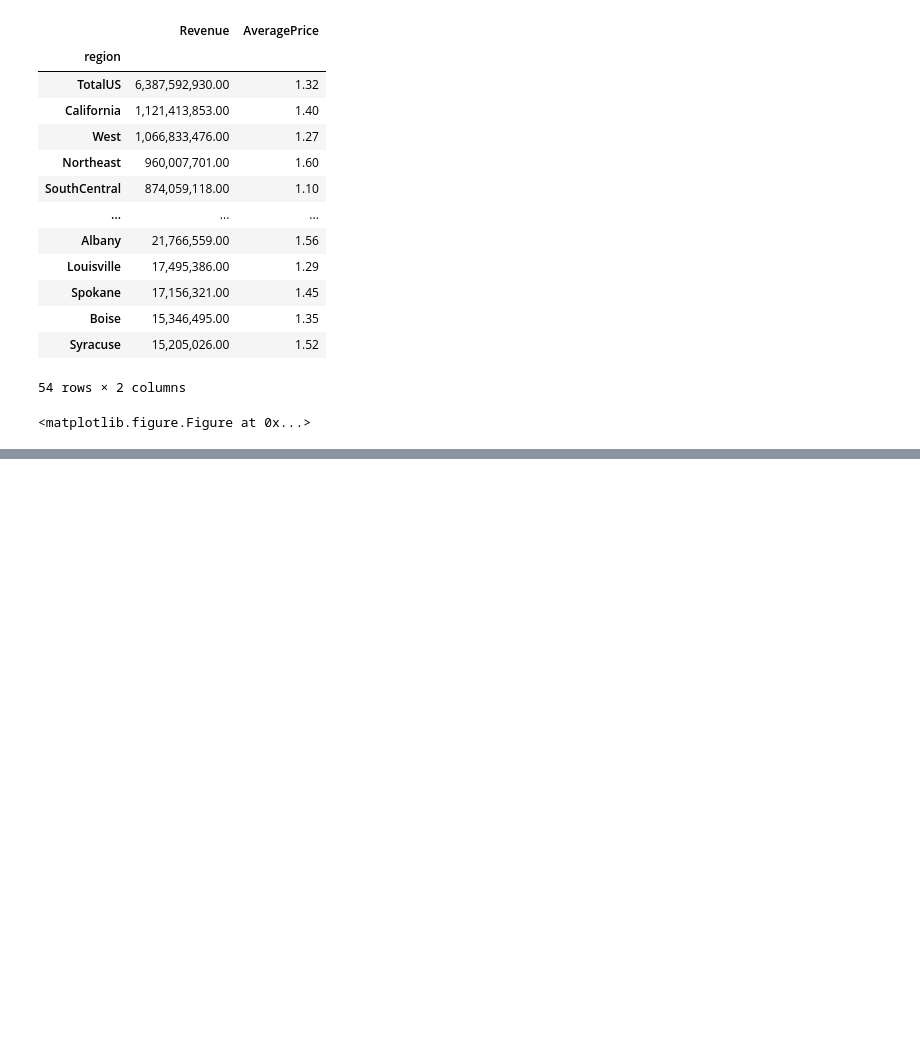
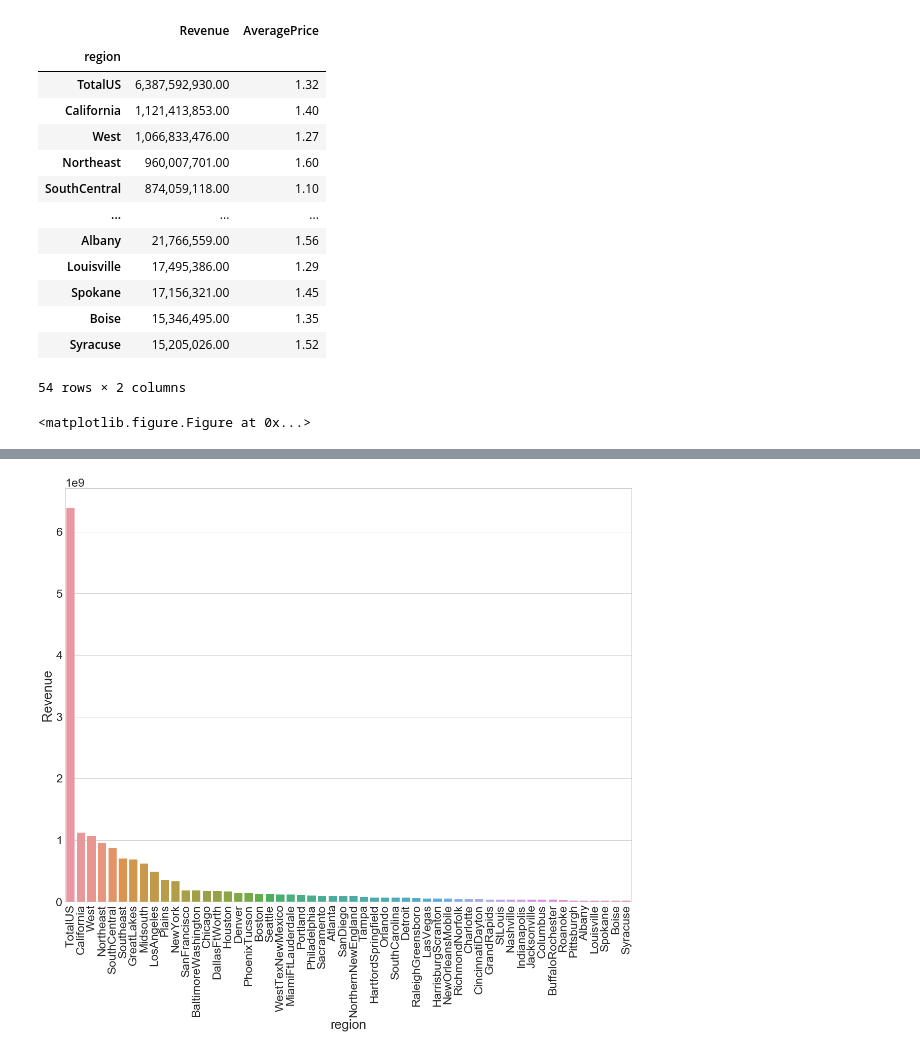
Before and after one commit to dorome2018/Data-Analysis-using-Python, a Jupyter notebook: Split_Apply_Combine.ipynb, the cells around one changed output, grey strips where cells are left out. Saved outputs shown, nothing was run; the diff lists cells and outputs as text; code cells hidden in the pictures; blank space fills up the shorter version.

```diff
--- a/Split_Apply_Combine.ipynb
+++ b/Split_Apply_Combine.ipynb
@@ -3,6 +3,8 @@ import pandas as pd
 import numpy as np
 import matplotlib.pyplot as plt
 %matplotlib inline
+import seaborn as sns
+sns.set(style="darkgrid")
 # %%
 pd.options.display.max_rows = 10
 pd.options.display.float_format = '{:,.2f}'.format #supress scientific notation
@@ -203,0 +205,10 @@ reg.plot(ax=ax,x=reg.index, y='Revenue', kind='bar', figsize=(10,6))
+# %%
+sns.set(rc={'figure.figsize':(20,15), "grid.linewidth": 3}
+        ,style='whitegrid' )
+sns.axes_style({'figure.facecolor': 'blue', 'image.cmap': "windows blue"})
+sns.set_context("paper", font_scale=2.9)
+ax = sns.barplot(x=reg.index, y="Revenue", data=reg)
+for item in ax.get_xticklabels():
+    item.set_rotation(90)
+# %% [output]
+[figure, added]
```
Also changed, not shown: parts of 2 cells of this notebook, 2 other files.
